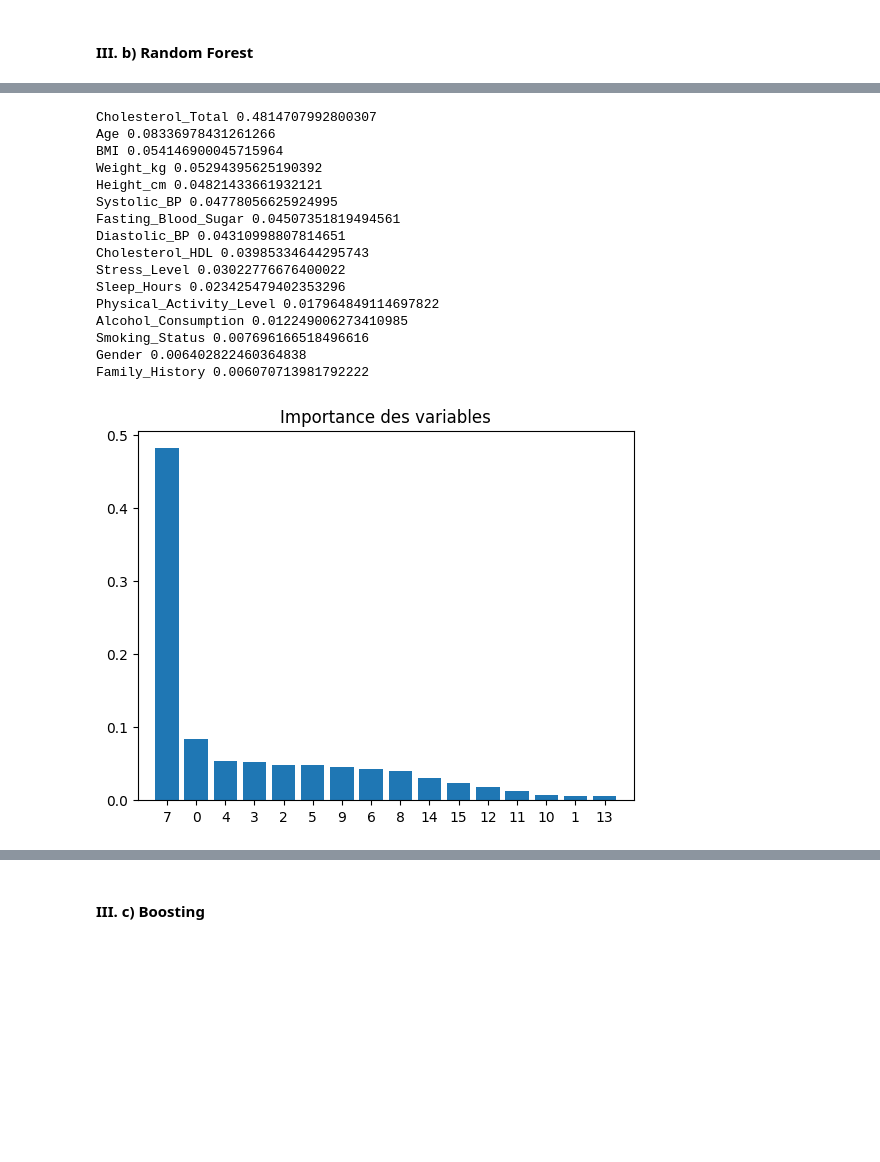
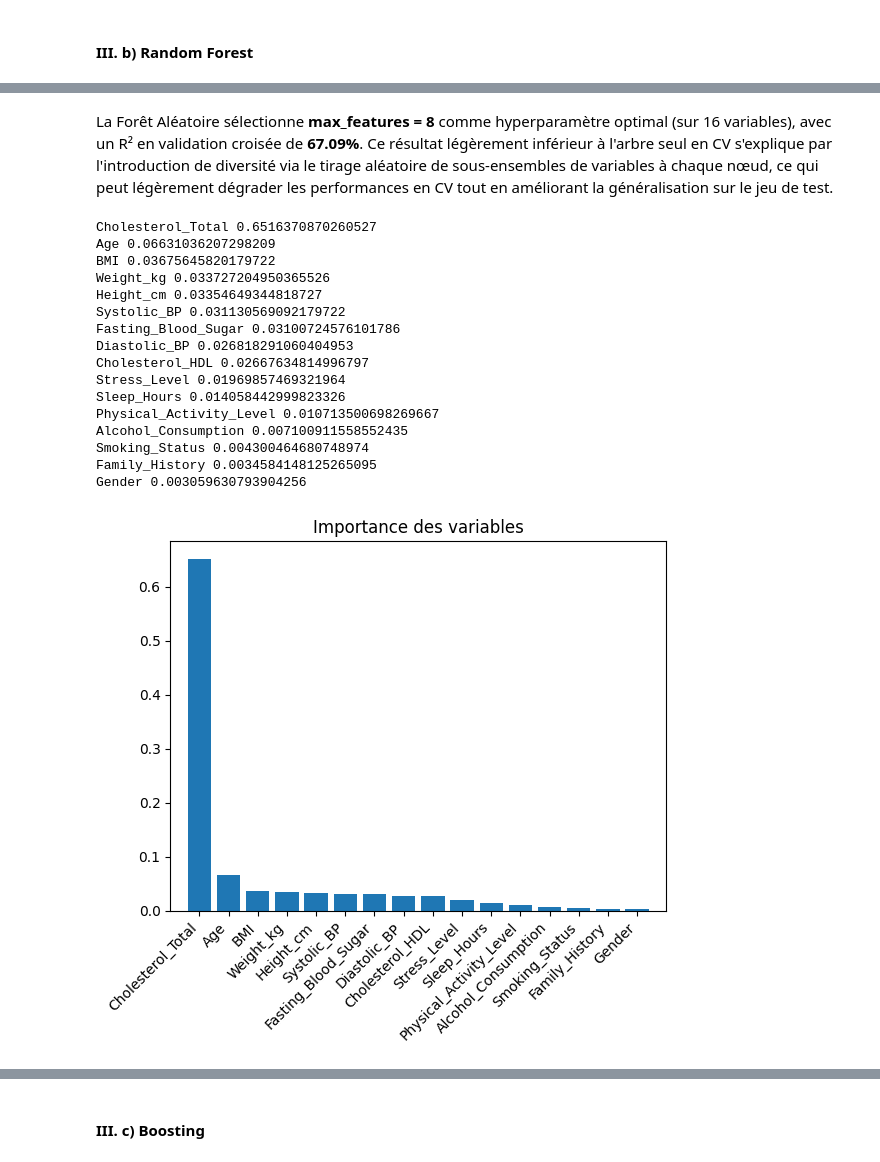
Before and after one commit to clairesn23/machine_learning, a Jupyter notebook: Projet_Python.ipynb, the cells around one changed output, grey strips where cells are left out. Saved outputs shown, nothing was run; the diff lists cells and outputs as text; code cells hidden in the pictures; blank space fills up the shorter version.

```diff
--- a/Projet_Python.ipynb
+++ b/Projet_Python.ipynb
@@ -1253,34 +1275,37 @@ Accuracy CV (train, Random Forest): 67.0722%
+# %% [markdown]
+La Forêt Aléatoire sélectionne **max_features = 8** comme hyperparamètre optimal (sur 16 variables), avec un R² en validation croisée de **67.09%**. Ce résultat légèrement inférieur à l'arbre seul en CV s'explique par l'introduction de diversité via le tirage aléatoire de sous-ensembles de variables à chaque nœud, ce qui peut légèrement dégrader les performances en CV tout en améliorant la généralisation sur le jeu de test.
 # %%
-rf= RandomForestRegressor(n_estimators=100,max_features=2)
+rf = RandomForestRegressor(n_estimators=100, max_features=rfOpt_r.best_params_['max_features'])
 rfFit=rf.fit(Xr_train_r, y_train_r)
 # Importance décroissante des variables
 importances = rfFit.feature_importances_
 indices = np.argsort(importances)[::-1]
 for f in range(Xr_train_r.shape[1]):
     print(X_train_r.columns.tolist()[indices[f]], importances[indices[f]])
 
 
 plt.figure()
 plt.title("Importance des variables")
 plt.bar(range(Xr_train_r.shape[1]), importances[indices]);
-plt.xticks(range(Xr_train_r.shape[1]), indices);
+plt.xticks(range(Xr_train_r.shape[1]), [X_train_r.columns.tolist()[i] for i in indices], rotation=45, ha='right');
+#plt.xticks(range(Xr_train_r.shape[1]), indices);
 plt.xlim([-1, Xr_train_r.shape[1]]);
 plt.show()
 # %% [output]
-Cholesterol_Total 0.4814707992800307
-Age 0.08336978431261266
-BMI 0.054146900045715964
-Weight_kg 0.05294395625190392
-Height_cm 0.04821433661932121
-Systolic_BP 0.04778056625924995
-Fasting_Blood_Sugar 0.04507351819494561
-Diastolic_BP 0.04310998807814651
-Cholesterol_HDL 0.03985334644295743
-Stress_Level 0.03022776676400022
-Sleep_Hours 0.023425479402353296
-Physical_Activity_Level 0.017964849114697822
-Alcohol_Consumption 0.012249006273410985
-Smoking_Status 0.007696166518496616
-Gender 0.006402822460364838
-Family_History 0.006070713981792222
+Cholesterol_Total 0.6516370870260527
+Age 0.06631036207298209
+BMI 0.03675645820179722
+Weight_kg 0.033727204950365526
+Height_cm 0.03354649344818727
+Systolic_BP 0.031130569092179722
+Fasting_Blood_Sugar 0.03100724576101786
+Diastolic_BP 0.026818291060404953
+Cholesterol_HDL 0.02667634814996797
+Stress_Level 0.01969857469321964
+Sleep_Hours 0.014058442999823326
+Physical_Activity_Level 0.010713500698269667
+Alcohol_Consumption 0.007100911558552435
+Smoking_Status 0.004300464680748974
+Family_History 0.0034584148125265095
+Gender 0.003059630793904256
-[figure, old version]
+[figure, new version]
```
Also changed, not shown: parts of 40 cells of this notebook.
